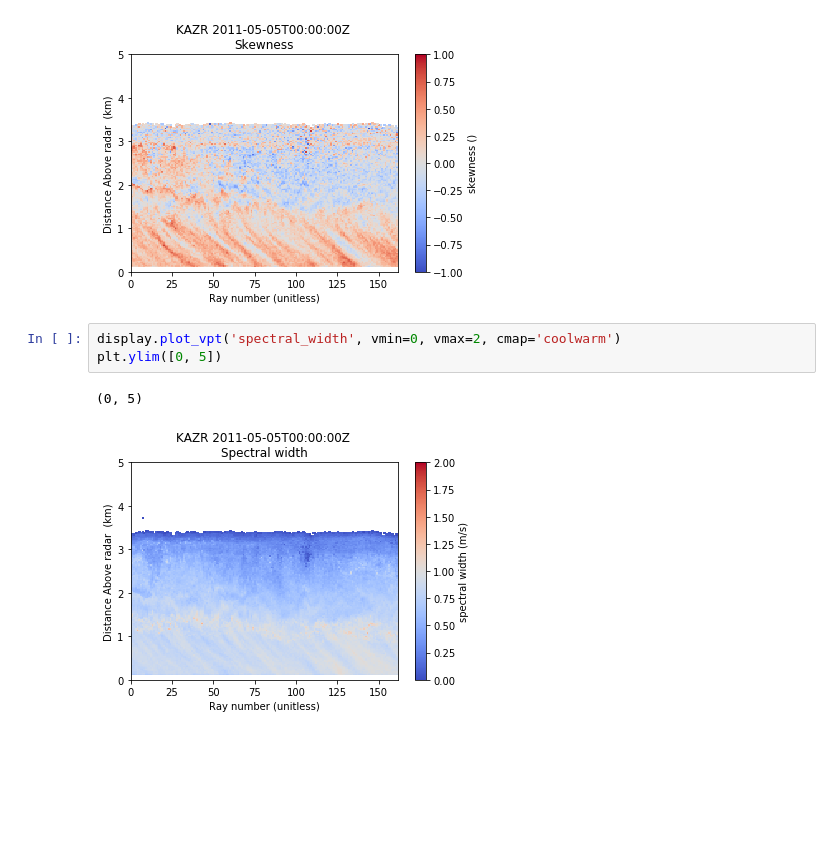
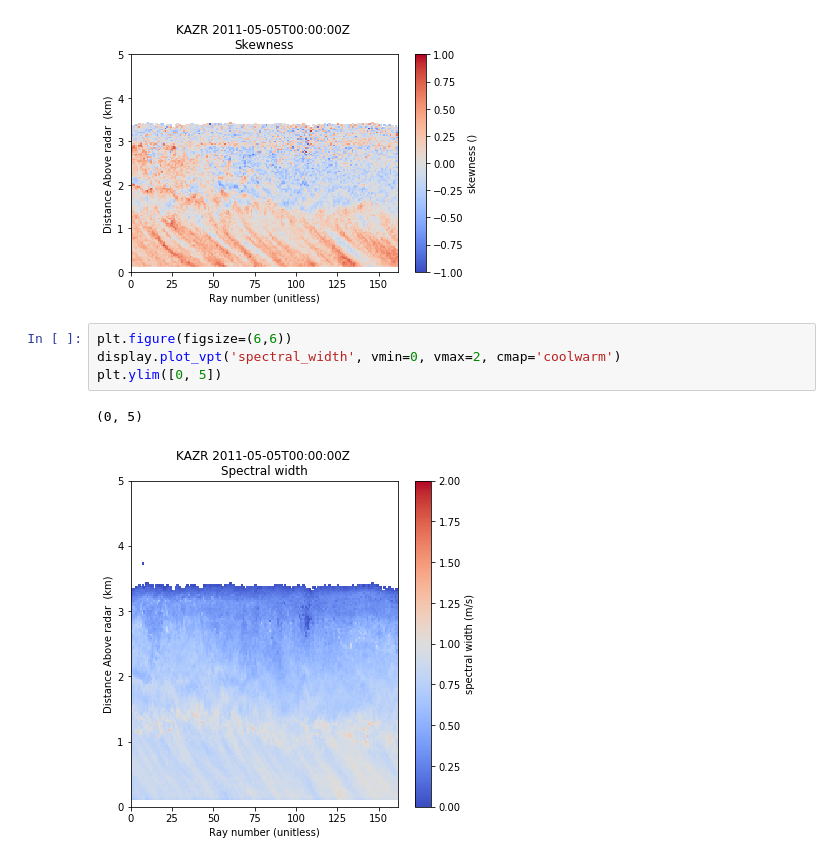
Before and after one commit to ANL-DIGR/arm-summer-2018, a Jupyter notebook: group1/KAZR spectra moments.ipynb, the cells around one changed output. Drawn from its saved outputs; the diff is of its cells as text; blank space fills up the shorter version.

Commit message:
VIS: Make figures larger in KAZR notebook

```diff
--- a/group1/KAZR spectra moments.ipynb
+++ b/group1/KAZR spectra moments.ipynb
@@ -535,8 +535,9 @@ plt.ylim([0, 5])
 (0, 5)
 [figure]
 # %%
+plt.figure(figsize=(6,6))
 display.plot_vpt('spectral_width', vmin=0, vmax=2, cmap='coolwarm')
 plt.ylim([0, 5])
 # %% [output]
 (0, 5)
-[figure, old version]
+[figure, new version]
```
